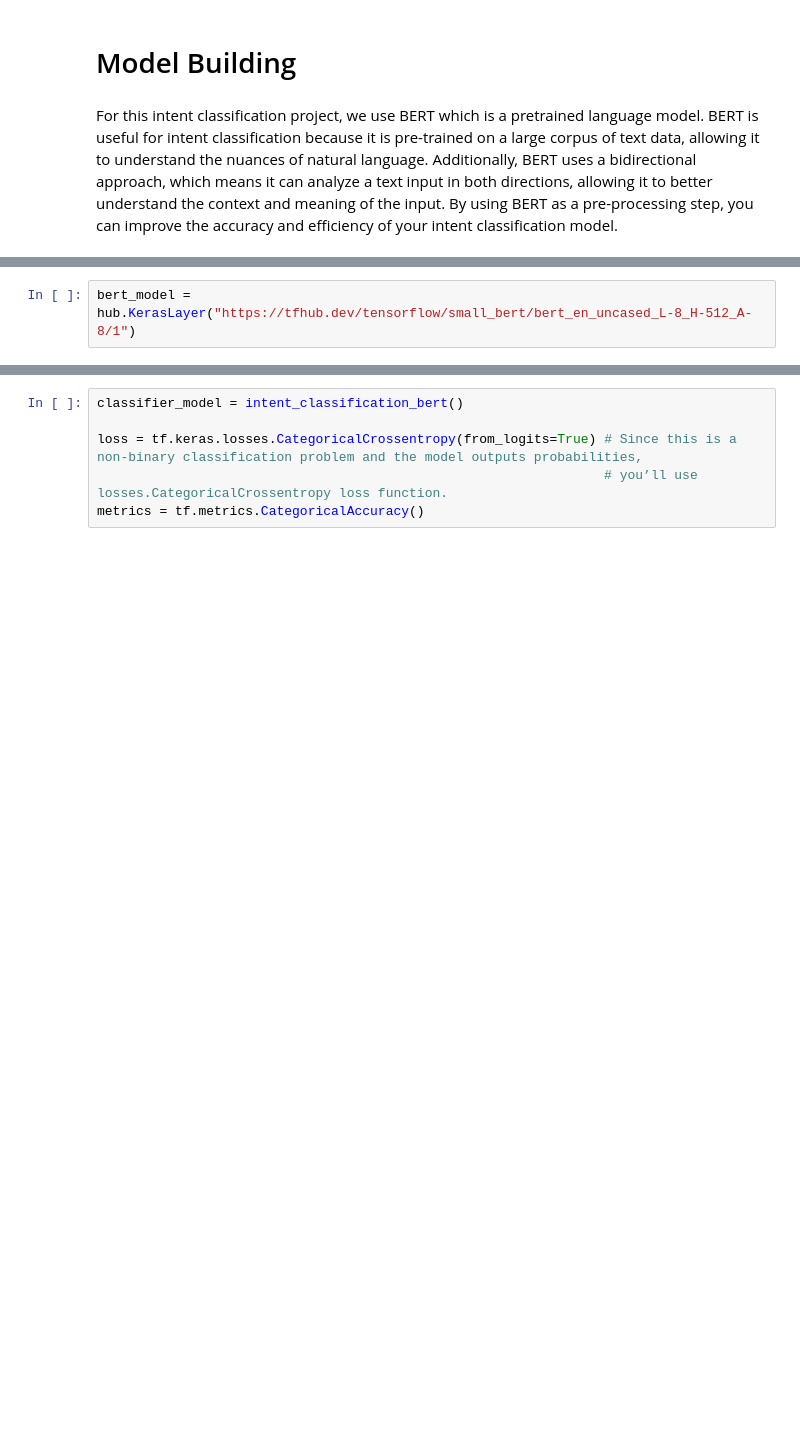
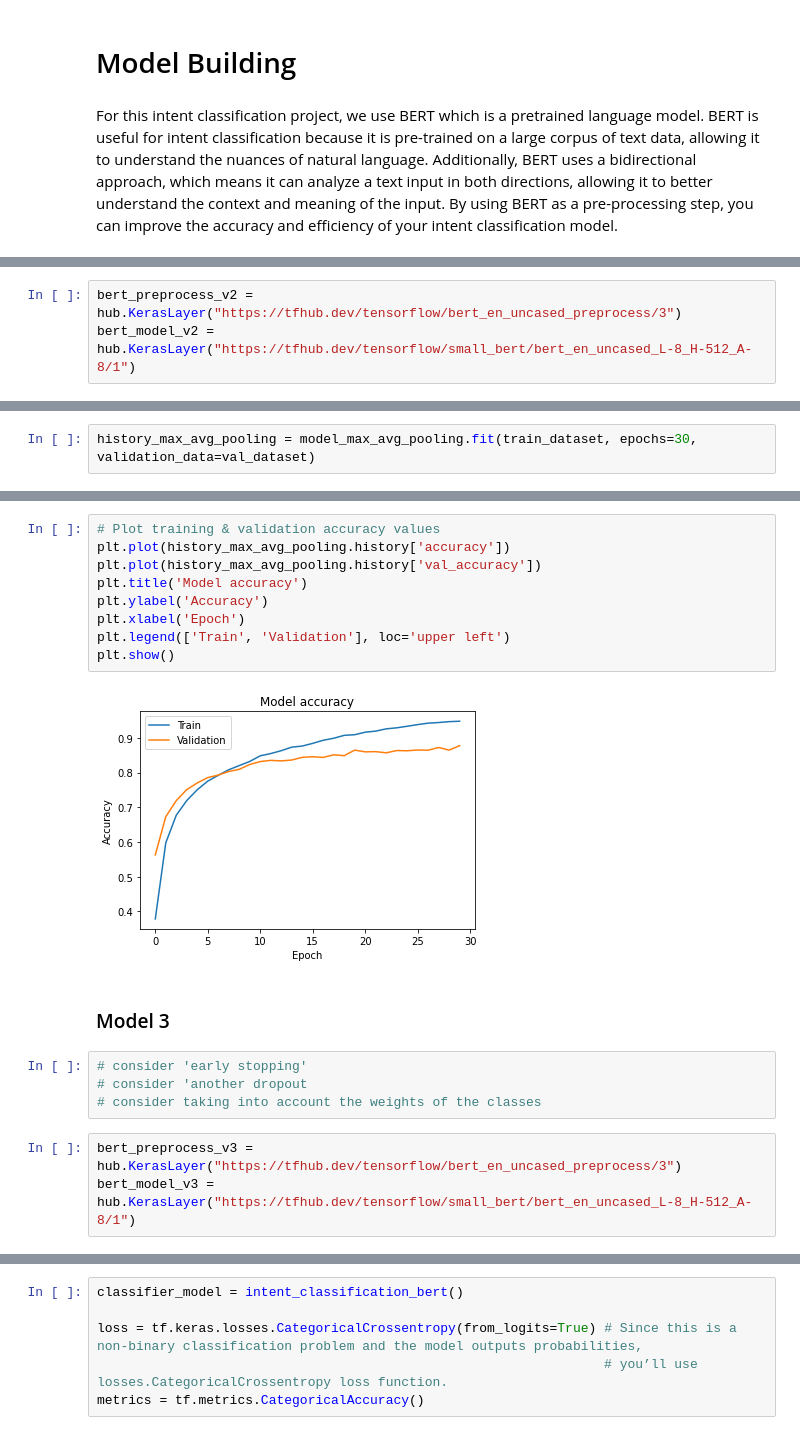
Before and after one commit to sjung-stat/Customer-Support-Chat-Intent-Classification, a Jupyter notebook: Model Building.ipynb, the cells around one changed output, grey strips where cells are left out. Drawn from its saved outputs; the diff is of its cells as text; blank space fills up the shorter version.

Commit message:
training accuracy: 94% / validation accuracy: 85%

```diff
--- a/Model Building.ipynb
+++ b/Model Building.ipynb
@@ -70,2 +157,3 @@ For this intent classification project, we use BERT which is a pretrained langua
 # %%
-bert_model = hub.KerasLayer("https://tfhub.dev/tensorflow/small_bert/bert_en_uncased_L-8_H-512_A-8/1")
+bert_preprocess_v2 = hub.KerasLayer("https://tfhub.dev/tensorflow/bert_en_uncased_preprocess/3")
+bert_model_v2 = hub.KerasLayer("https://tfhub.dev/tensorflow/small_bert/bert_en_uncased_L-8_H-512_A-8/1")
@@ -71,0 +210,2 @@ bert_model = hub.KerasLayer("https://tfhub.dev/tensorflow/small_bert/bert_en_unc
+# %%
+history_max_avg_pooling = model_max_avg_pooling.fit(train_dataset, epochs=30, validation_data=val_dataset)
@@ -71,0 +230,20 @@ bert_model = hub.KerasLayer("https://tfhub.dev/tensorflow/small_bert/bert_en_unc
+# %%
+# Plot training & validation accuracy values
+plt.plot(history_max_avg_pooling.history['accuracy'])
+plt.plot(history_max_avg_pooling.history['val_accuracy'])
+plt.title('Model accuracy')
+plt.ylabel('Accuracy')
+plt.xlabel('Epoch')
+plt.legend(['Train', 'Validation'], loc='upper left')
+plt.show()
+# %% [output]
+[figure, added]
+# %% [markdown]
+### Model 3
+# %%
+# consider 'early stopping'
+# consider 'another dropout
+# consider taking into account the weights of the classes
+# %%
+bert_preprocess_v3 = hub.KerasLayer("https://tfhub.dev/tensorflow/bert_en_uncased_preprocess/3")
+bert_model_v3 = hub.KerasLayer("https://tfhub.dev/tensorflow/small_bert/bert_en_uncased_L-8_H-512_A-8/1")
```
Also changed, not shown: parts of 70 cells of this notebook.
